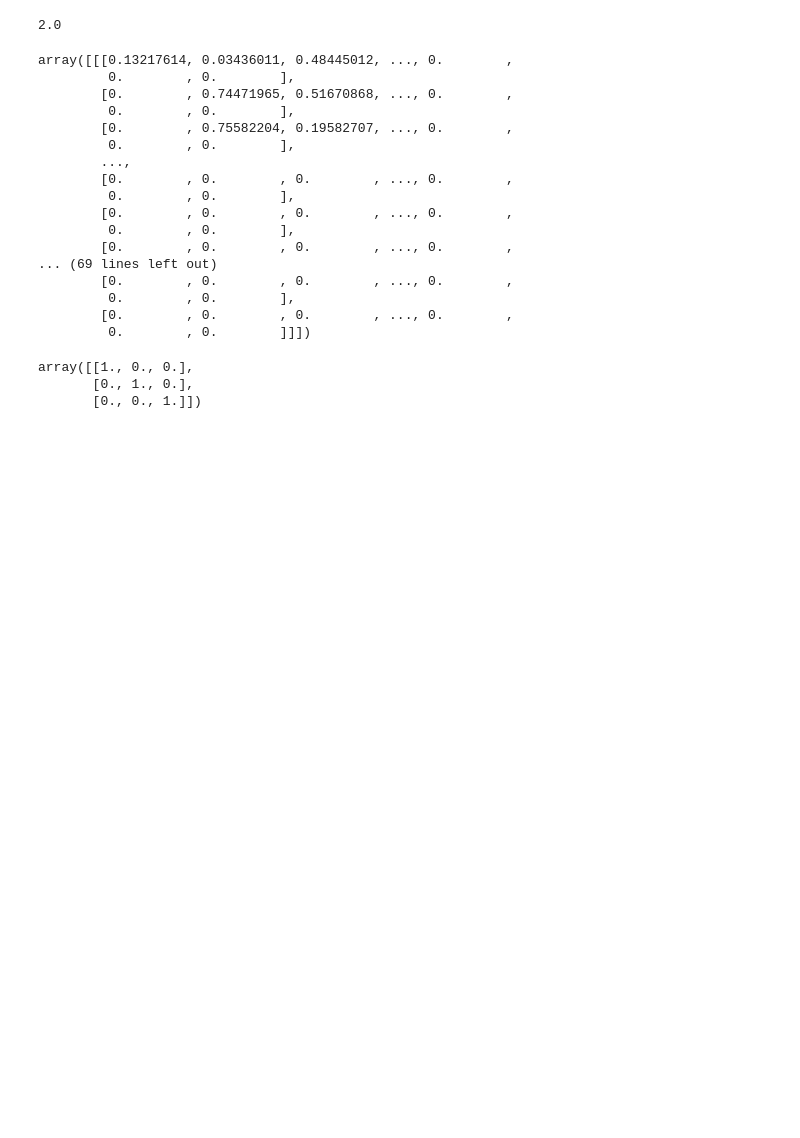
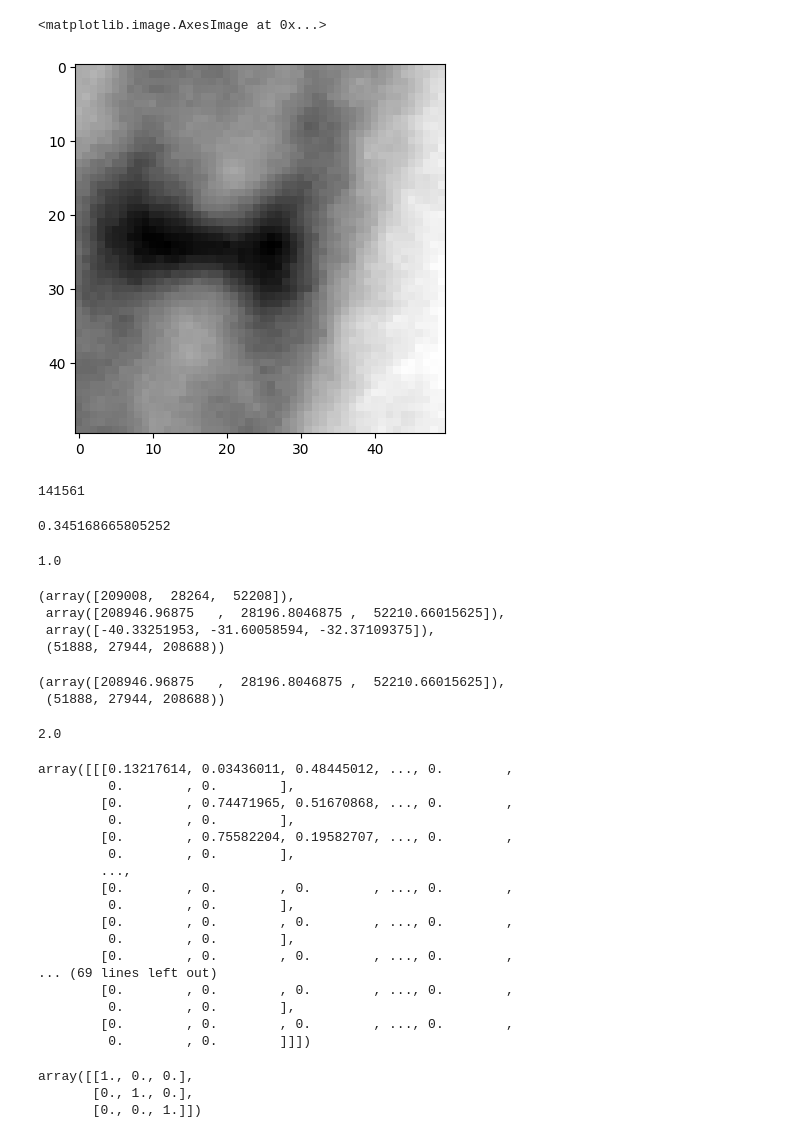
Before and after one commit to davidackerman/plasmodesmata_dacapo, a Jupyter notebook: analysis/analysis.ipynb, the cells around one changed output. Drawn from its saved outputs; the diff is of its cells as text; code cells hidden in the pictures; blank space fills up the shorter version.

```diff
--- a/analysis/analysis.ipynb
+++ b/analysis/analysis.ipynb
@@ -114,3 +155,38 @@ np.linalg.norm(pd_starts - pd_ends, axis=1).max()
+# %%
+plt.imshow(
+    composite_image[pad - 25 : pad + 25, pad, pad - 25 : pad + 25] / count,
+    interpolation="None",
+    cmap="gray",
+)  # ,vmin=26,vmax=140)
+# %% [output]
+<matplotlib.image.AxesImage at 0x...>
+[figure, added]
+# %%
+np.sum(im == 0)
+# %% [output]
+141561
+# %%
+ssim(im, first)
+# %% [output]
+0.345168665805252
+# %%
+from skimage.metrics import structural_similarity as ssim
+
+ssim(im, im)
+# %% [output]
+1.0
+# %%
+pd_center, pd_start * 8, trans, roi.begin
+# %% [output]
+(array([209008,  28264,  52208]),
+ array([208946.96875   ,  28196.8046875 ,  52210.66015625]),
+ array([-40.33251953, -31.60058594, -32.37109375]),
+ (51888, 27944, 208688))
+# %%
+pd_start * 8, roi.begin
+# %% [output]
+(array([208946.96875   ,  28196.8046875 ,  52210.66015625]),
+ (51888, 27944, 208688))
 # %%
 np.linalg.norm([0, 2, 0])
 # %% [output]
```
Also changed, not shown: parts of 8 cells of this notebook.
